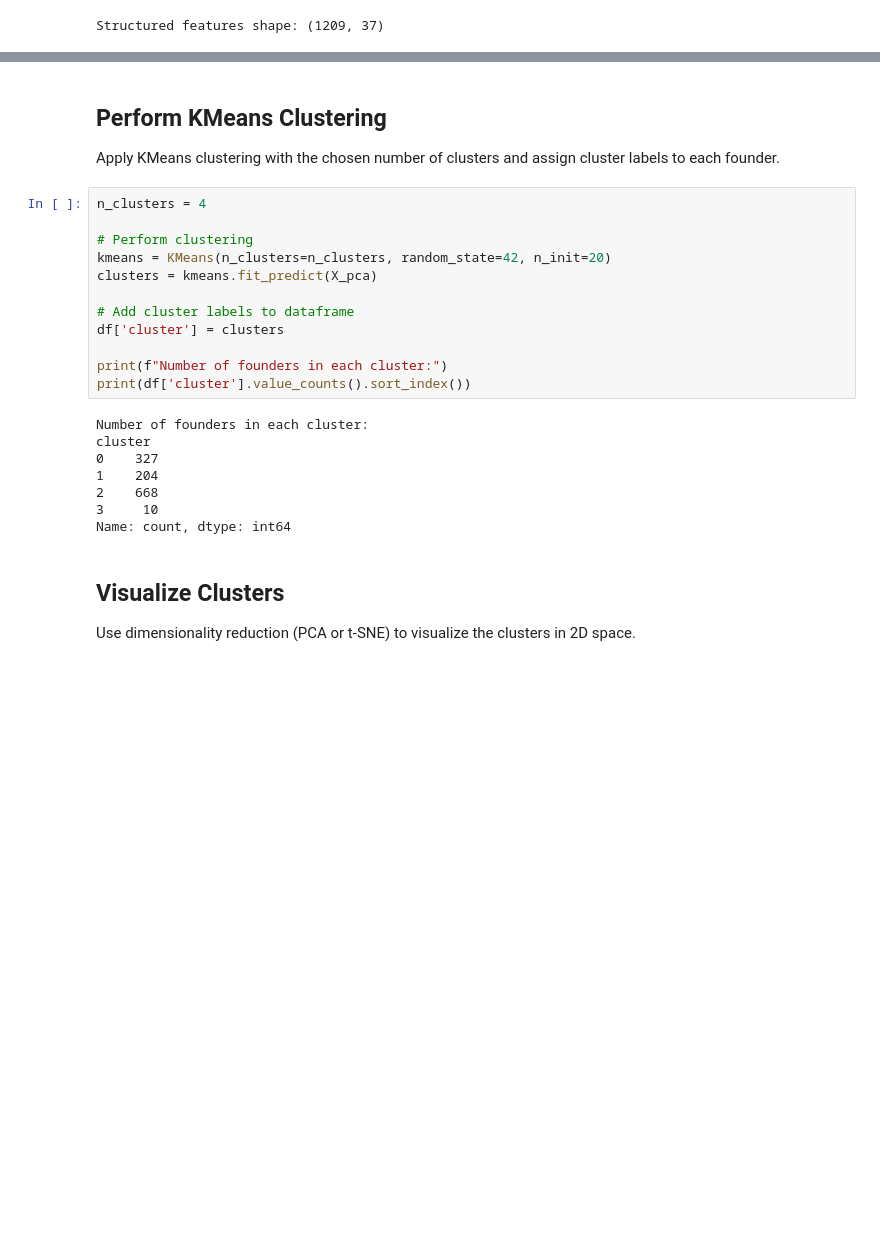
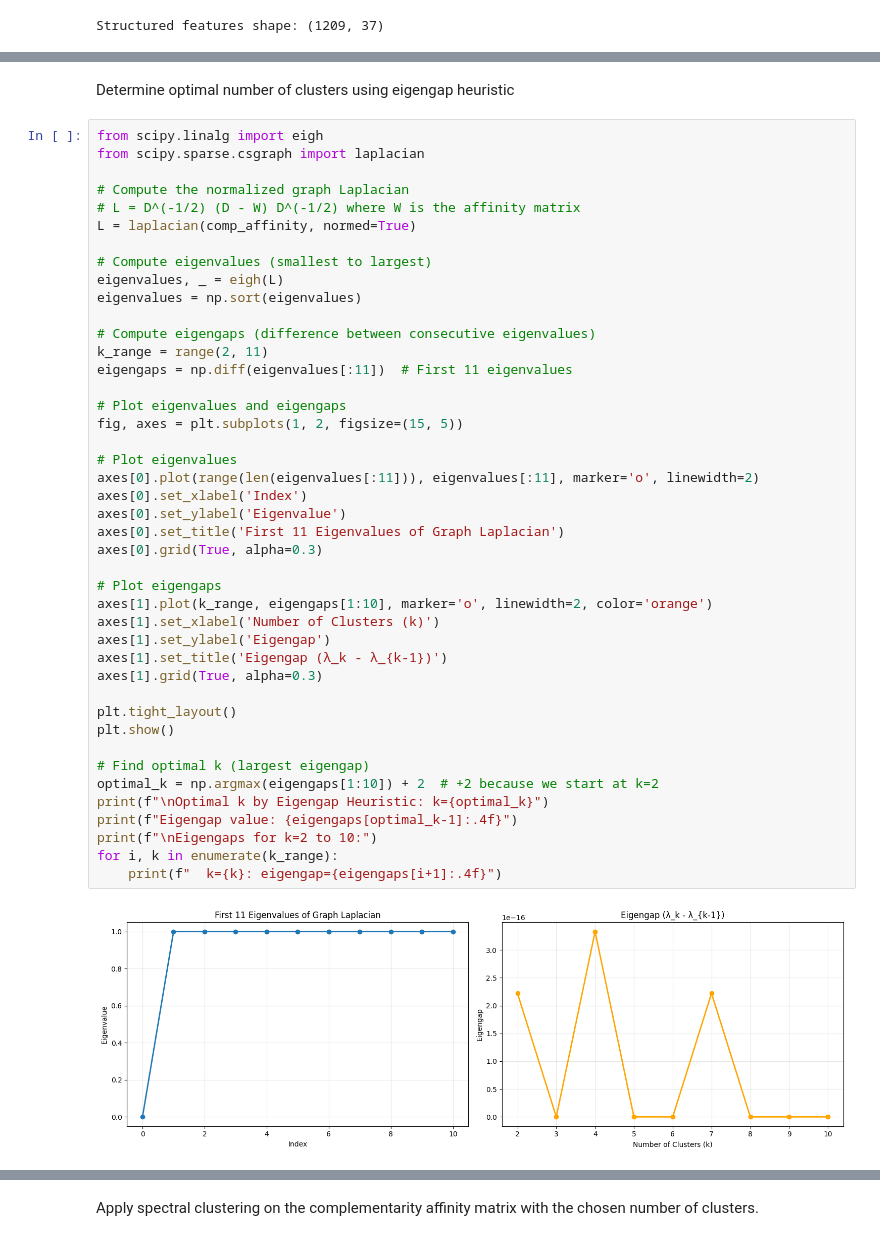
Before and after one commit to idrisalami/ML_242A, a Jupyter notebook: clustering.ipynb, the cells around one changed output, grey strips where cells are left out. Cells and saved outputs as stored; diff of their text form; blank space fills up the shorter version.

Commit message:
update complementarity clustering

```diff
--- a/clustering.ipynb
+++ b/clustering.ipynb
@@ -262,0 +227,47 @@ k=10: 20349.64
+# %% [markdown]
+Determine optimal number of clusters using eigengap heuristic
+# %%
+from scipy.linalg import eigh
+from scipy.sparse.csgraph import laplacian
+
+# Compute the normalized graph Laplacian
+# L = D^(-1/2) (D - W) D^(-1/2) where W is the affinity matrix
+L = laplacian(comp_affinity, normed=True)
+
+# Compute eigenvalues (smallest to largest)
+eigenvalues, _ = eigh(L)
+eigenvalues = np.sort(eigenvalues)
+
+# Compute eigengaps (difference between consecutive eigenvalues)
+k_range = range(2, 11)
+eigengaps = np.diff(eigenvalues[:11])  # First 11 eigenvalues
+
+# Plot eigenvalues and eigengaps
+fig, axes = plt.subplots(1, 2, figsize=(15, 5))
+
+# Plot eigenvalues
+axes[0].plot(range(len(eigenvalues[:11])), eigenvalues[:11], marker='o', linewidth=2)
+axes[0].set_xlabel('Index')
+axes[0].set_ylabel('Eigenvalue')
+axes[0].set_title('First 11 Eigenvalues of Graph Laplacian')
+axes[0].grid(True, alpha=0.3)
+
+# Plot eigengaps
+axes[1].plot(k_range, eigengaps[1:10], marker='o', linewidth=2, color='orange')
+axes[1].set_xlabel('Number of Clusters (k)')
+axes[1].set_ylabel('Eigengap')
+axes[1].set_title('Eigengap (λ_k - λ_{k-1})')
+axes[1].grid(True, alpha=0.3)
+
+plt.tight_layout()
+plt.show()
+
+# Find optimal k (largest eigengap)
+optimal_k = np.argmax(eigengaps[1:10]) + 2  # +2 because we start at k=2
+print(f"\nOptimal k by Eigengap Heuristic: k={optimal_k}")
+print(f"Eigengap value: {eigengaps[optimal_k-1]:.4f}")
+print(f"\nEigengaps for k=2 to 10:")
+for i, k in enumerate(k_range):
+    print(f"  k={k}: eigengap={eigengaps[i+1]:.4f}")
+# %% [output]
+[figure, added]
@@ -263,28 +287,2 @@ k=10: 20349.64
 # %% [markdown]
-## **Perform KMeans Clustering**
-
-Apply KMeans clustering with the chosen number of clusters and assign cluster labels to each founder.
+Apply spectral clustering on the complementarity affinity matrix with the chosen number of clusters.
-# %%
-n_clusters = 4
-
-# Perform clustering
-kmeans = KMeans(n_clusters=n_clusters, random_state=42, n_init=20)
-clusters = kmeans.fit_predict(X_pca)
-
-# Add cluster labels to dataframe
-df['cluster'] = clusters
-
-print(f"Number of founders in each cluster:")
-print(df['cluster'].value_counts().sort_index())
-# %% [output]
-Number of founders in each cluster:
-cluster
-0    327
-1    204
-2    668
-3     10
-Name: count, dtype: int64
-# %% [markdown]
-## **Visualize Clusters**
-
-Use dimensionality reduction (PCA or t-SNE) to visualize the clusters in 2D space.
```
Also changed, not shown: parts of 35 cells of this notebook.
